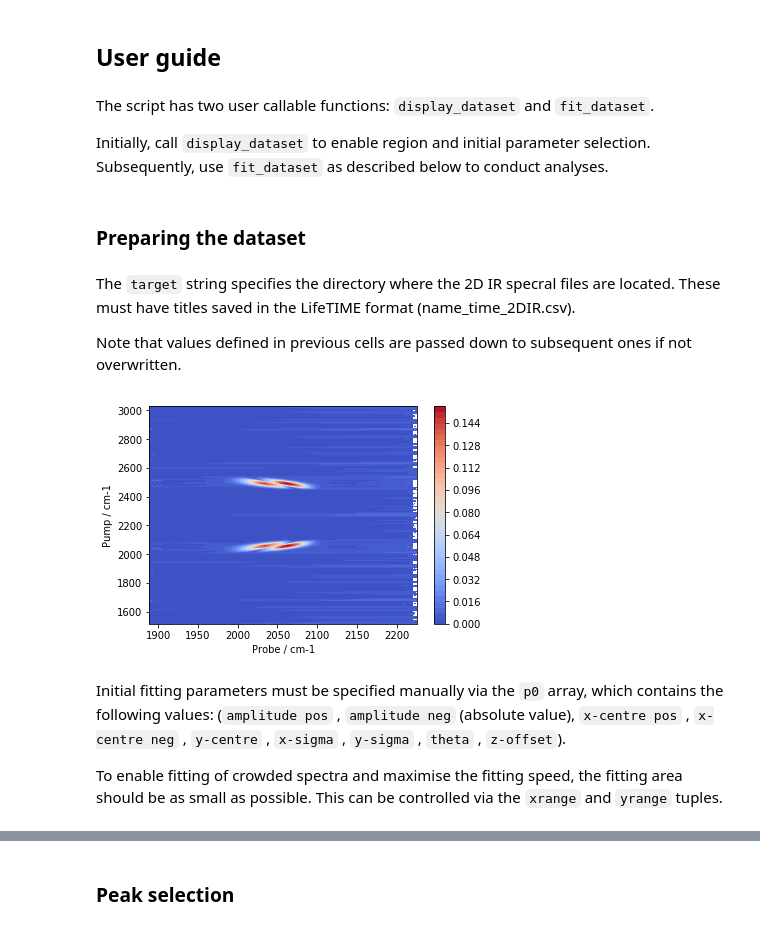
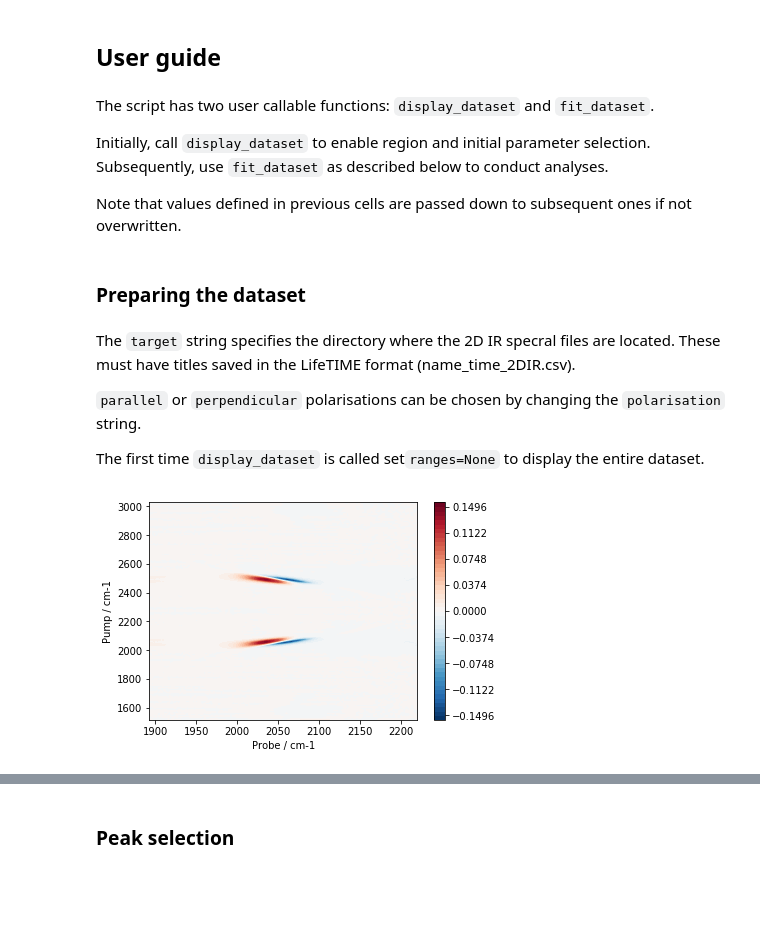
Before and after one commit to sebgorgon/2dIR-spectral-diffusion, a Jupyter notebook: specdiff-v.0.ipynb, the cells around one changed output, grey strips where cells are left out. Saved outputs shown, nothing was run; the diff lists cells and outputs as text; code cells hidden in the pictures; blank space fills up the shorter version.

```diff
--- a/specdiff-v.0.ipynb
+++ b/specdiff-v.0.ipynb
@@ -297,19 +344,20 @@ The script has two user callable functions: `display_dataset` and `fit_dataset`.
 
 Initially, call `display_dataset` to enable region and initial parameter selection.
 Subsequently, use `fit_dataset` as described below to conduct analyses.
+
+Note that values defined in previous cells are passed down to subsequent ones if not overwritten.
 # %% [markdown]
 ### Preparing the dataset
 # %% [markdown]
 The `target` string specifies the directory where the 2D IR specral files are located. These must have titles saved in the LifeTIME format (name_time_2DIR.csv).
 
-Note that values defined in previous cells are passed down to subsequent ones if not overwritten.
+`parallel` or `perpendicular` polarisations can be chosen by changing the `polarisation` string.
+
+The first time `display_dataset` is called set`ranges=None` to display the entire dataset.
 # %%
 target = 'C:/PYTHONALL/023s'
+polarisation='parallel'
 
-display_dataset(target)
+display_dataset(target, polarisation, ranges=None)
 # %% [output]
-[figure, old version]
+[figure, new version]
-# %% [markdown]
-Initial fitting parameters must be specified manually via the `p0` array, which contains the following values: (`amplitude pos` ,  `amplitude neg` (absolute value),  `x-centre pos` ,  `x-centre neg` ,  `y-centre` ,  `x-sigma` ,  `y-sigma` ,  `theta` ,  `z-offset`).
-
-To enable fitting of crowded spectra and maximise the fitting speed, the fitting area should be as small as possible. This can be controlled via the `xrange` and `yrange` tuples.
```
Also changed, not shown: parts of 10 cells of this notebook.
